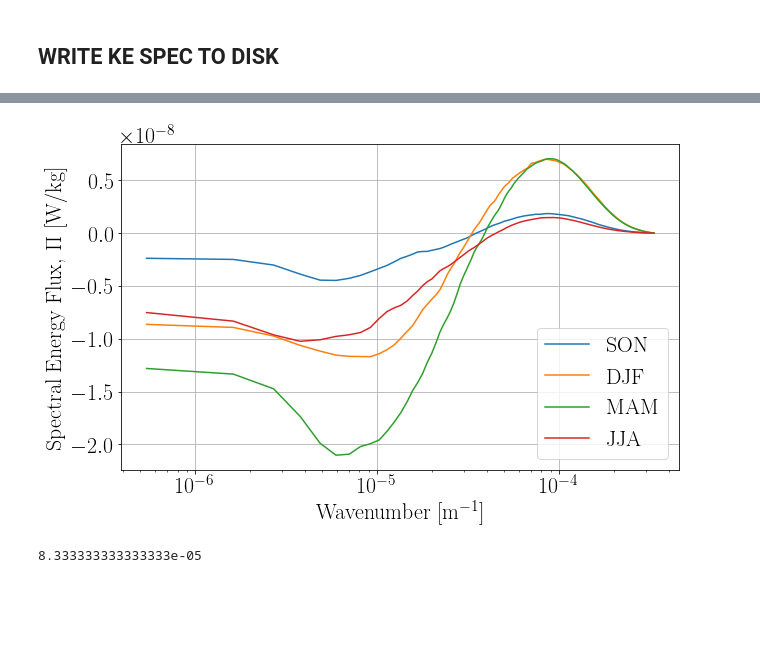
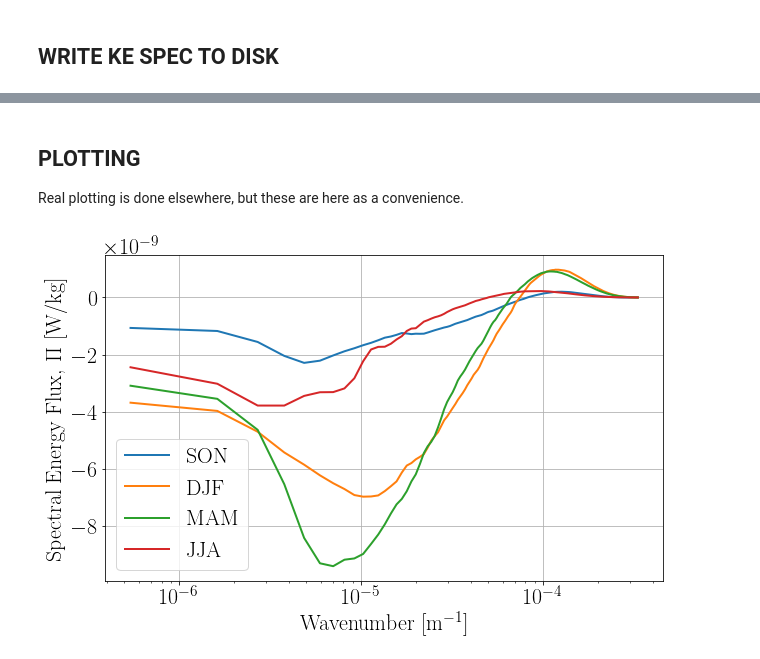
Before and after one commit to wenegrat/WhiteSharkCafe, a Jupyter notebook: Notebooks/ProcessSpectralData.ipynb, the cells around one changed output, grey strips where cells are left out. Drawn from its saved outputs; the diff is of its cells as text; code cells hidden in the pictures; blank space fills up the shorter version.

```diff
--- a/Notebooks/ProcessSpectralData.ipynb
+++ b/Notebooks/ProcessSpectralData.ipynb
@@ -151,7 +155,7 @@ zind = np.argmin(np.abs(zmeans+100))
 lons = LONI
 lats = LATI
 which='grid'
-zind= -1 # speeds up computation for testing (should be commented out for real analysis)
+#zind= -1 # speeds up computation for testing (should be commented out for real analysis)
 
 # Zonal component
 var = ds.u[:,zind:,:,:]
@@ -333,2 +349,0 @@ NameError: name 'co_specs_JJAm' is not defined
-# %%
-spec_flux_JJA = integrate.cumtrapz(co_specs_JJA, x=ki, initial=0)
@@ -335,21 +370,21 @@ spec_flux_JJA = integrate.cumtrapz(co_specs_JJA, x=ki, initial=0)
+# %% [markdown]
+## PLOTTING
+
+Real plotting is done elsewhere, but these are here as a convenience.
 # %%
 fig = plt.figure(figsize=(10,6))
 
 ax = fig.add_subplot(111)
 
-ax.semilogx(ki, (spec_flux_SON-spec_flux_SON[-1]), label='SON')
-ax.semilogx(ki, (spec_flux_DJF-spec_flux_DJF[-1]), label='DJF')
-ax.semilogx(ki, (spec_flux_MAM-spec_flux_MAM[-1]), label='MAM')
-ax.semilogx(ki, (spec_flux_JJA-spec_flux_JJA[-1]), label='JJA')
+ax.semilogx(ki, (spec_flux_SON-spec_flux_SON[-1]), label='SON', linewidth=2)
+ax.semilogx(ki, (spec_flux_DJF-spec_flux_DJF[-1]), label='DJF', linewidth=2)
+ax.semilogx(ki, (spec_flux_MAM-spec_flux_MAM[-1]), label='MAM', linewidth=2)
+ax.semilogx(ki, (spec_flux_JJA-spec_flux_JJA[-1]), label='JJA', linewidth=2)
 
 plt.grid()
 plt.legend()
 ax.set_xlabel(r"Wavenumber [m$^{-1}$]")
 ax.set_ylabel(r"Spectral Energy Flux, $\Pi$ [W/kg]")
 #plt.savefig('../Figures/SpecFlux.pdf')
 # %% [output]
-[figure, old version]
+[figure, new version]
-# %%
-1/(8*1.5e3)
-# %% [output]
-8.333333333333333e-05
```
Also changed, not shown: parts of 37 cells of this notebook, 2 other files.
